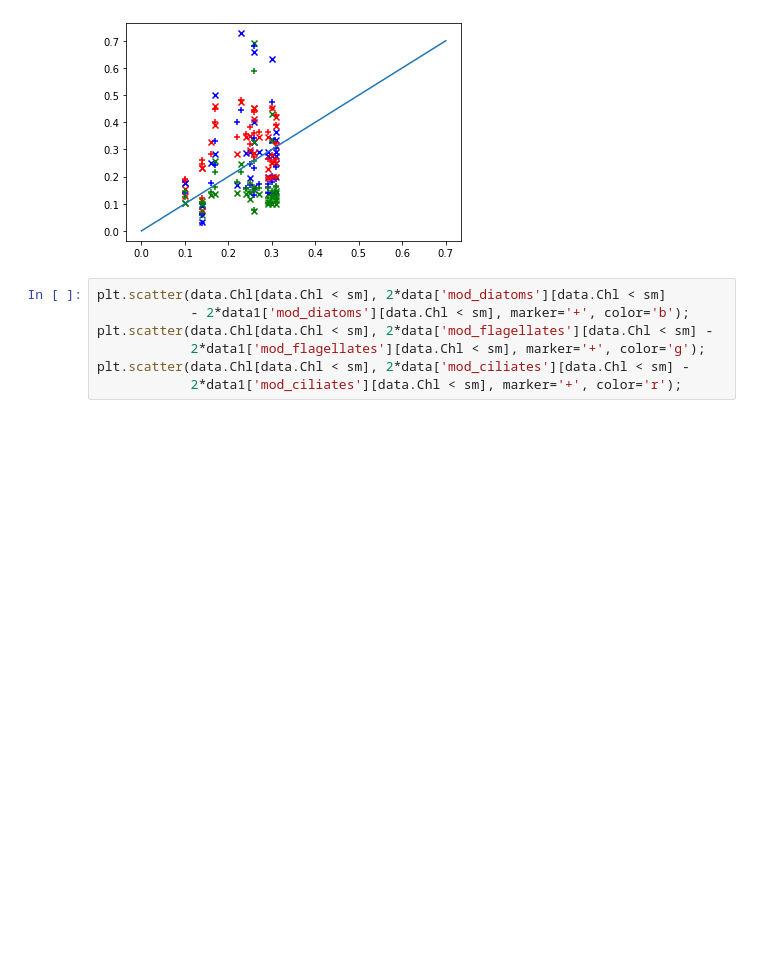
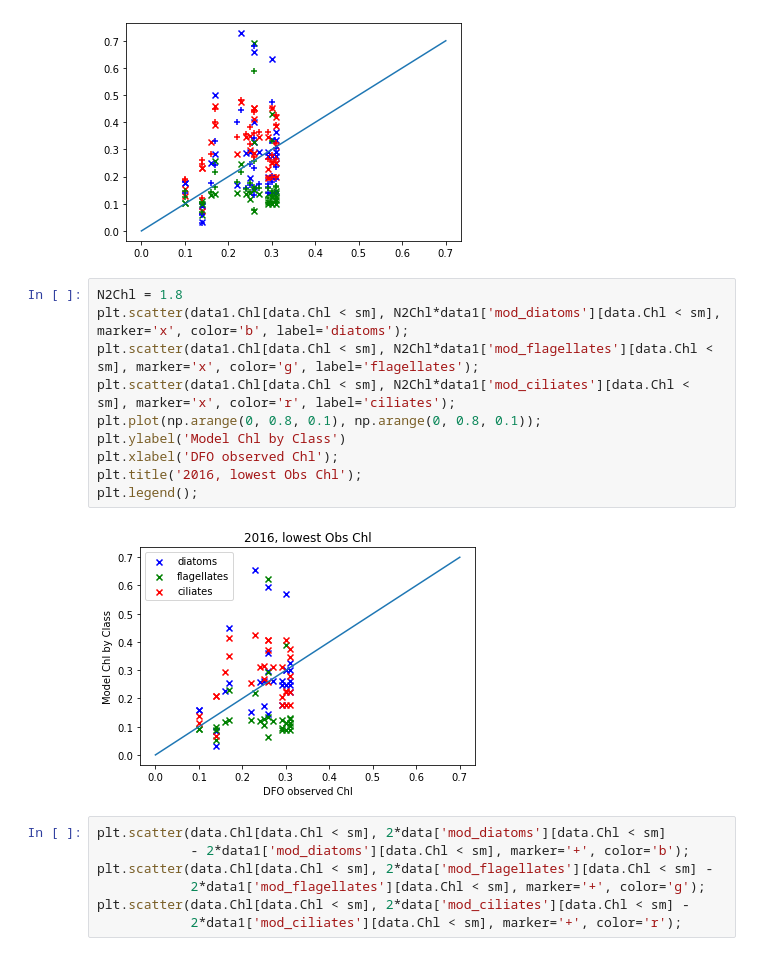
Before and after one commit to SalishSeaCast/analysis-susan, a Jupyter notebook: notebooks/Tuning/BioStatistics.ipynb, the cells around one changed output. Saved outputs shown, nothing was run; the diff lists cells and outputs as text; blank space fills up the shorter version.

```diff
--- a/notebooks/Tuning/BioStatistics.ipynb
+++ b/notebooks/Tuning/BioStatistics.ipynb
@@ -367,6 +370,18 @@ plt.scatter(data.Chl[data.Chl < sm], 2*data['mod_ciliates'][data.Chl < sm], mark
 plt.plot(np.arange(0, 0.8, 0.1), np.arange(0, 0.8, 0.1));
 # %% [output]
 [figure]
+# %%
+N2Chl = 1.8
+plt.scatter(data1.Chl[data.Chl < sm], N2Chl*data1['mod_diatoms'][data.Chl < sm], marker='x', color='b', label='diatoms');
+plt.scatter(data1.Chl[data.Chl < sm], N2Chl*data1['mod_flagellates'][data.Chl < sm], marker='x', color='g', label='flagellates');
+plt.scatter(data1.Chl[data.Chl < sm], N2Chl*data1['mod_ciliates'][data.Chl < sm], marker='x', color='r', label='ciliates');
+plt.plot(np.arange(0, 0.8, 0.1), np.arange(0, 0.8, 0.1));
+plt.ylabel('Model Chl by Class')
+plt.xlabel('DFO observed Chl');
+plt.title('2016, lowest Obs Chl');
+plt.legend();
+# %% [output]
+[figure, added]
 # %%
 plt.scatter(data.Chl[data.Chl < sm], 2*data['mod_diatoms'][data.Chl < sm]
             - 2*data1['mod_diatoms'][data.Chl < sm], marker='+', color='b');
```
Also changed, not shown: parts of 6 cells of this notebook, 1 other file.
